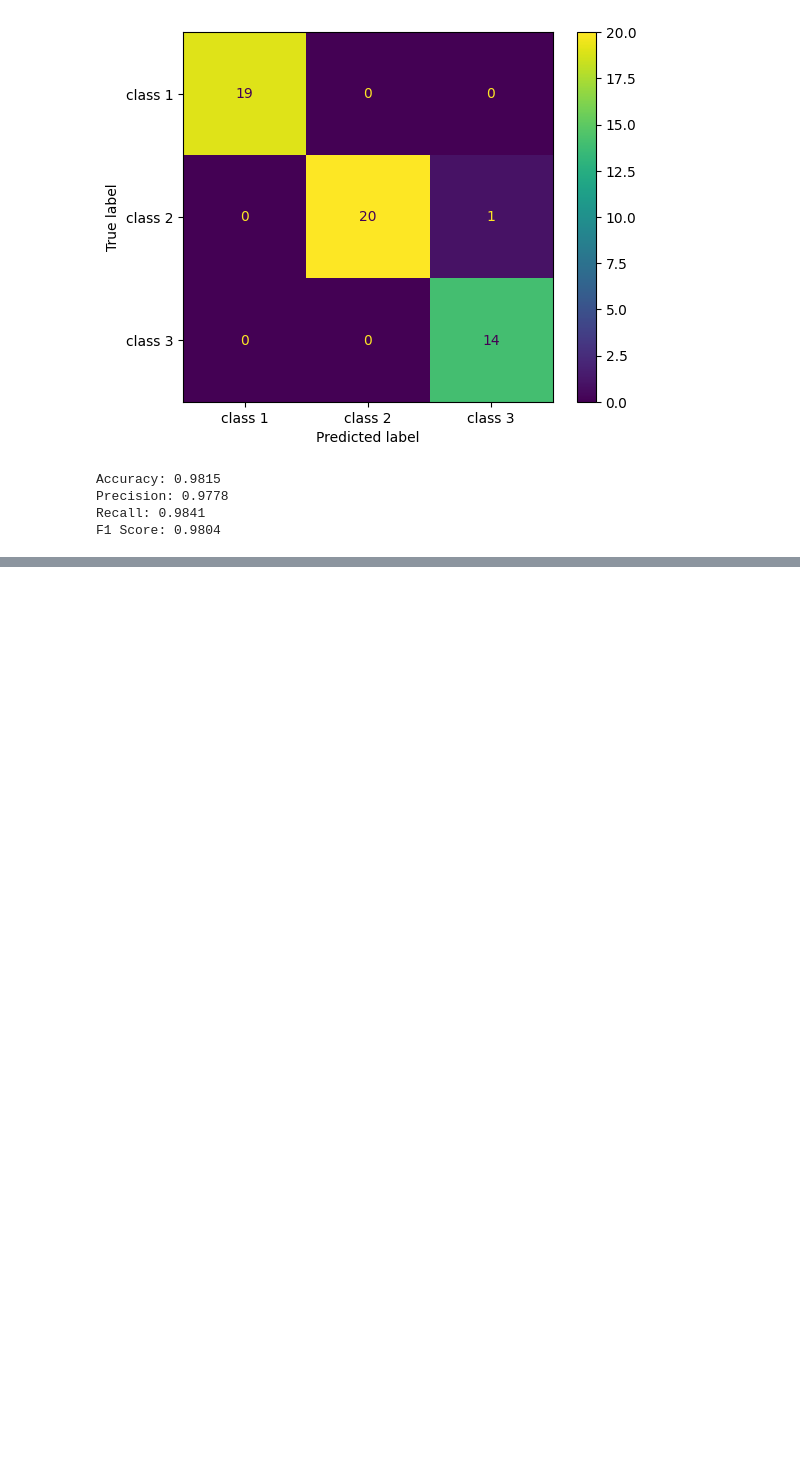
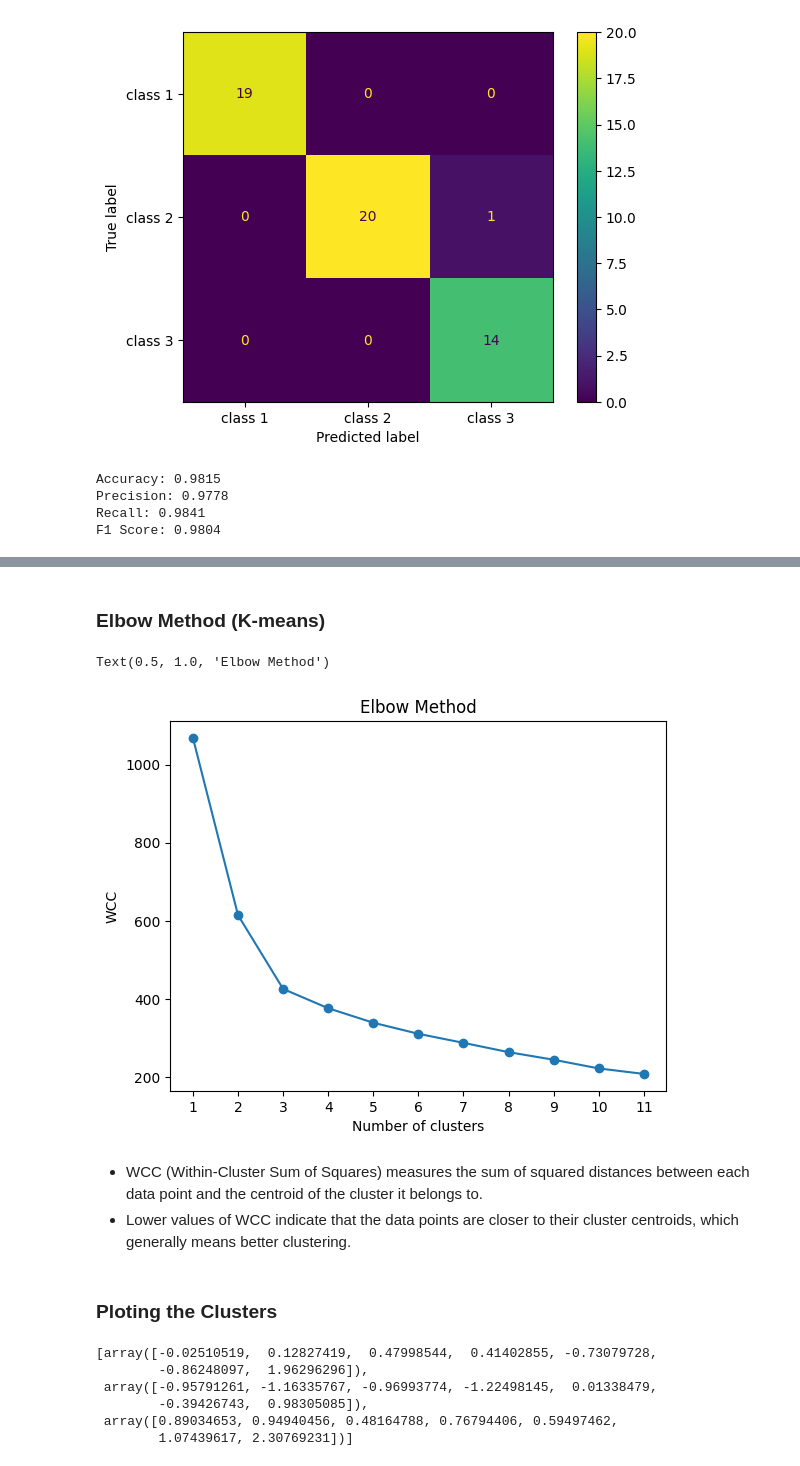
Before and after one commit to Carlos3du/wineClassification, a Jupyter notebook: wine.ipynb, the cells around one changed output, grey strips where cells are left out. Saved outputs shown, nothing was run; the diff lists cells and outputs as text; code cells hidden in the pictures; blank space fills up the shorter version.

Commit message:
add: kmeans

```diff
--- a/wine.ipynb
+++ b/wine.ipynb
@@ -298,0 +326,5 @@ F1 Score: 0.9804
+# %%
+data_cluster = data_ml.copy()
+data_cluster = data_cluster.drop(columns=['class'])
+
+data_cluster
@@ -298,0 +345,26 @@ F1 Score: 0.9804
+# %% [markdown]
+### Elbow Method (K-means)
+# %%
+from sklearn.cluster import KMeans
+
+wcss = [] # Within Cluster Sum of Squares
+
+for k in range(1, 12):
+    kmeans = KMeans(n_clusters=k, random_state=0, init='k-means++', n_init=10, max_iter=300)
+    kmeans.fit(data_cluster)
+    wcss.append(kmeans.inertia_)
+
+
+plt.plot(range(1, 12), wcss, marker='o')
+plt.xticks(range(1, 12))
+plt.xlabel('Number of clusters')
+plt.ylabel('WCC')
+plt.title('Elbow Method')
+# %% [output]
+Text(0.5, 1.0, 'Elbow Method')
+[figure, added]
+# %% [markdown]
+- WCC (Within-Cluster Sum of Squares) measures the sum of squared distances between each data point and the centroid of the cluster it belongs to.
+- Lower values of WCC indicate that the data points are closer to their cluster centroids, which generally means better clustering.
+# %% [markdown]
+### Ploting the Clusters
@@ -298,0 +376,10 @@ F1 Score: 0.9804
+# %%
+centroids = kmeans.cluster_centers_
+list(centroids)
+# %% [output]
+[array([-0.02510519,  0.12827419,  0.47998544,  0.41402855, -0.73079728,
+        -0.86248097,  1.96296296]),
+ array([-0.95791261, -1.16335767, -0.96993774, -1.22498145,  0.01338479,
+        -0.39426743,  0.98305085]),
+ array([0.89034653, 0.94940456, 0.48164788, 0.76794406, 0.59497462,
+        1.07439617, 2.30769231])]
```
Also changed, not shown: parts of 12 cells of this notebook.
